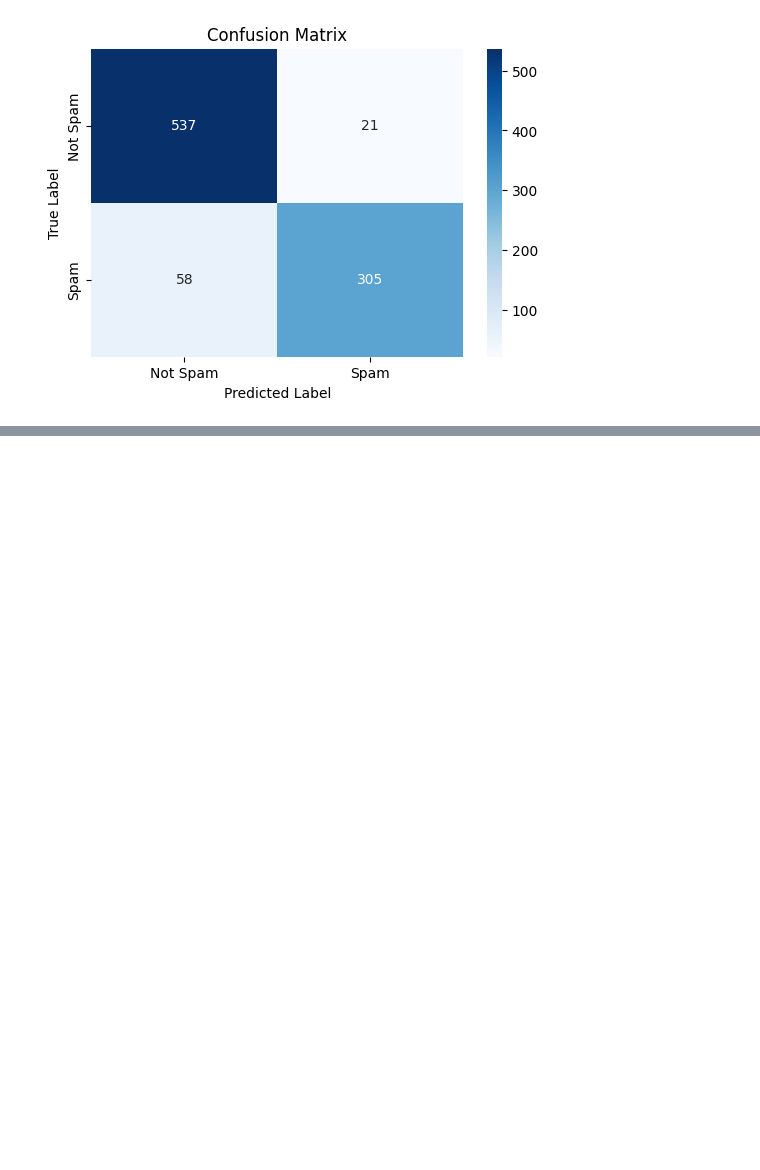
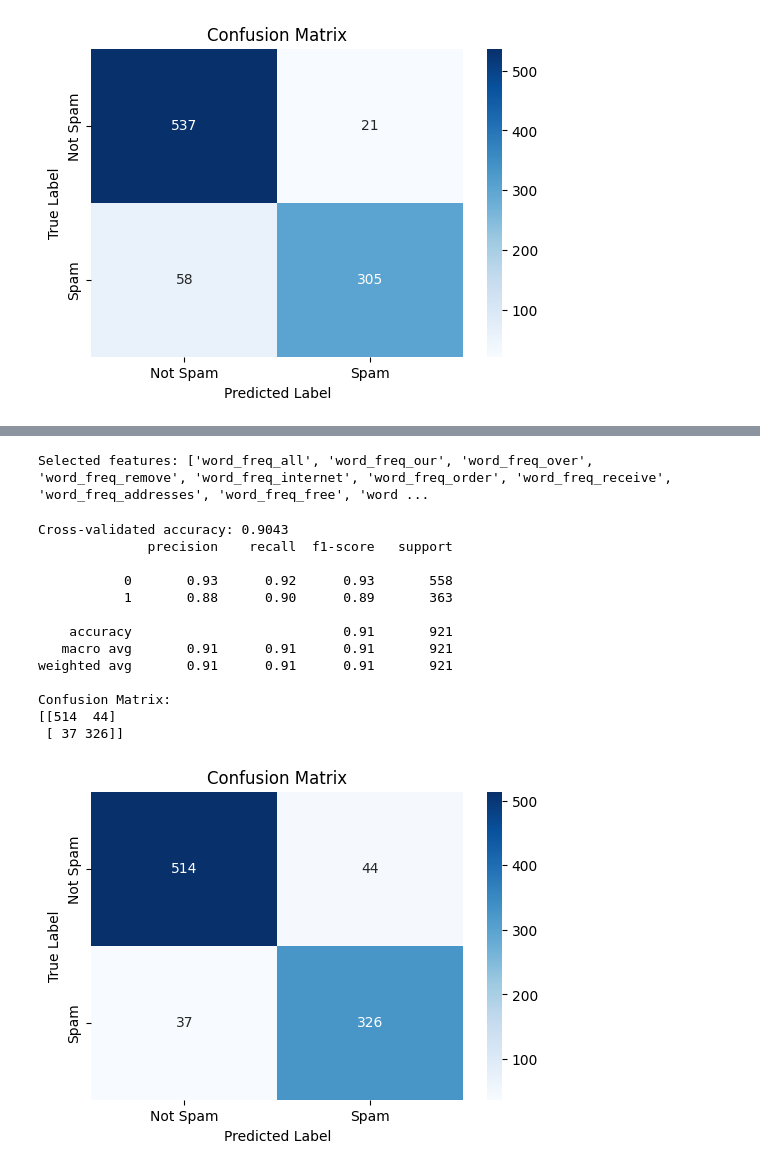
Before and after one commit to Rusira54321/spamDetectorbackend, a Jupyter notebook: EmailSpam_(1).ipynb, the cells around one changed output, grey strips where cells are left out. Drawn from its saved outputs; the diff is of its cells as text; code cells hidden in the pictures; blank space fills up the shorter version.

```diff
--- a/EmailSpam_(1).ipynb
+++ b/EmailSpam_(1).ipynb
@@ -268,0 +315,70 @@ plt.show()
+# %%
+# Correlation with target
+correlation = df.corr()['spam'].drop('spam')
+# Set a correlation threshold (e.g., > 0.1 or < -0.1)
+strong_features = correlation[abs(correlation) > 0.15].index.tolist()
+
+print("Selected features:", strong_features)
+# %% [output]
+Selected features: ['word_freq_all', 'word_freq_our', 'word_freq_over', 'word_freq_remove', 'word_freq_internet', 'word_freq_order', 'word_freq_receive', 'word_freq_addresses', 'word_freq_free', 'word ...
+# %%
+X_filtered = df[strong_features]
+# %%
+y = df['spam']
+# %%
+X_train, X_test, y_train, y_test = train_test_split(
+    X_filtered, y, test_size=0.2, random_state=42, stratify=y
+)
+
+
+from sklearn.pipeline import Pipeline
+pipeline = Pipeline([
+    ('scaler', StandardScaler()),
+    ('logreg', LogisticRegression(class_weight='balanced', max_iter=1000))
+])
+
+
+pipeline.fit(X_train, y_train)
+
+
+# Cross-validation on training set
+from sklearn.model_selection import cross_val_score
+scores = cross_val_score(pipeline, X_train, y_train, cv=5)
+print(f"Cross-validated accuracy: {np.mean(scores):.4f}")
+
+
+
+from sklearn.metrics import confusion_matrix
+y_pred = pipeline.predict(X_test)
+from sklearn.metrics import classification_report
+
+print(classification_report(y_test, y_pred))
+# Confusion matrix
+cm = confusion_matrix(y_test, y_pred)
+print("Confusion Matrix:")
+print(cm)
+
+import seaborn as sns
+import matplotlib.pyplot as plt
+
+plt.figure(figsize=(6, 4))
+sns.heatmap(cm, annot=True, fmt='d', cmap='Blues', xticklabels=["Not Spam", "Spam"], yticklabels=["Not Spam", "Spam"])
+plt.xlabel('Predicted Label')
+plt.ylabel('True Label')
+plt.title('Confusion Matrix')
+plt.show()
+# %% [output]
+Cross-validated accuracy: 0.9043
+              precision    recall  f1-score   support
+
+           0       0.93      0.92      0.93       558
+           1       0.88      0.90      0.89       363
+
+    accuracy                           0.91       921
+   macro avg       0.91      0.91      0.91       921
+weighted avg       0.91      0.91      0.91       921
+
+Confusion Matrix:
+[[514  44]
+ [ 37 326]]
+[figure, added]
```
Also changed, not shown: parts of 7 cells of this notebook.
